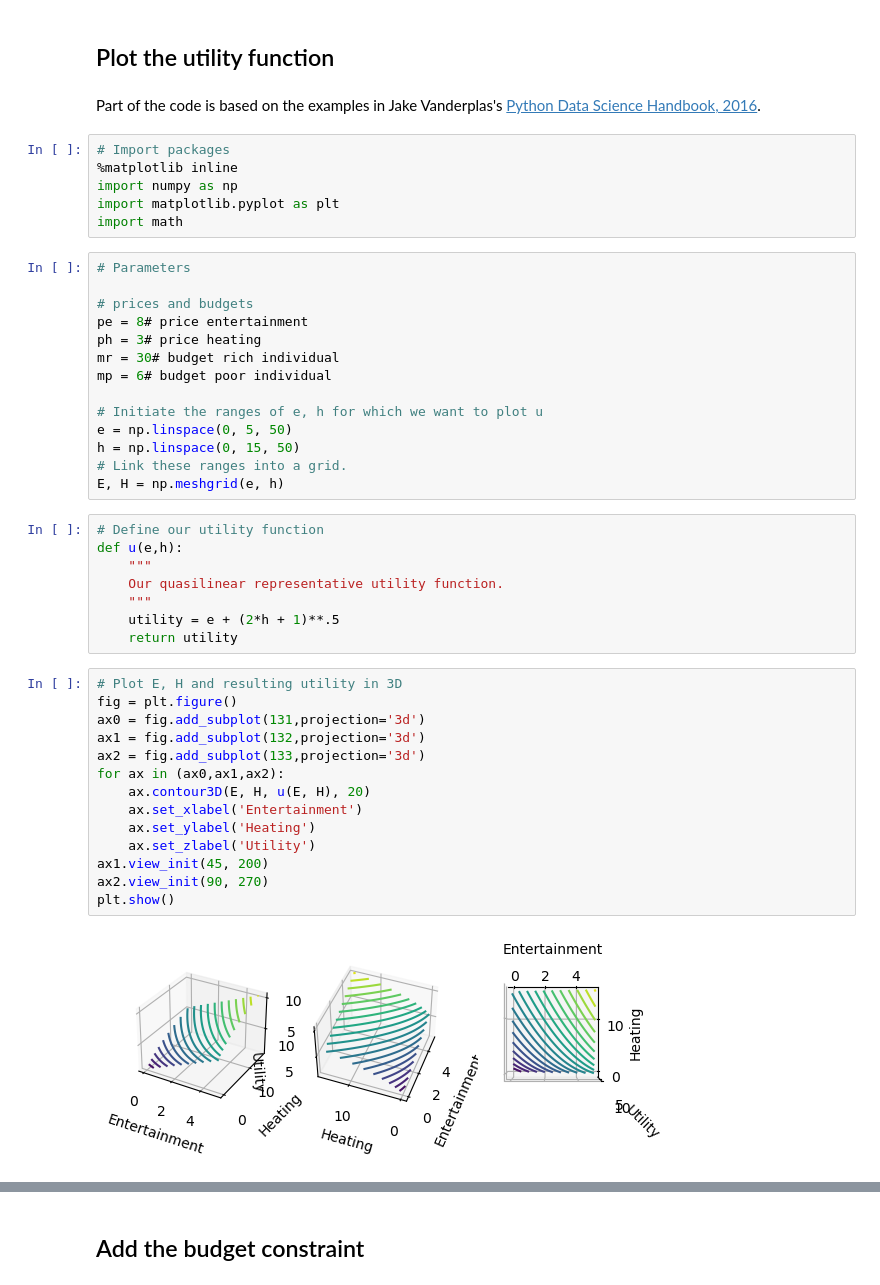
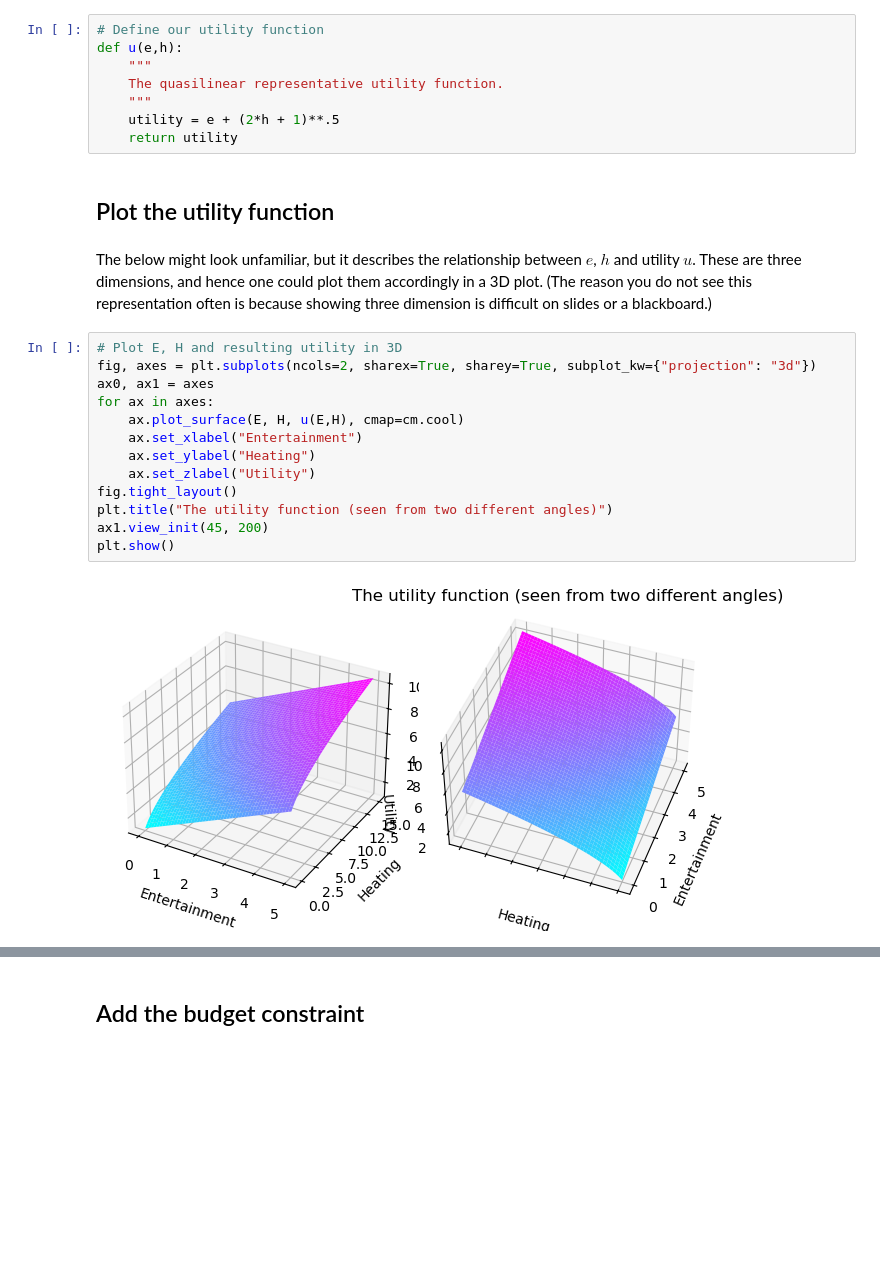
Before and after one commit to Leonbremer/quasilinearUtilityExercise, a Jupyter notebook: quasilinear.ipynb, the cells around one changed output, grey strips where cells are left out. Saved outputs shown, nothing was run; the diff lists cells and outputs as text; blank space fills up the shorter version.

```diff
--- a/quasilinear.ipynb
+++ b/quasilinear.ipynb
@@ -22,49 +51,28 @@ We further have two types of agents, rich and poor, with income levels $m^r$ and
+# %%
+# Define our utility function
+def u(e,h):
+    """
+    The quasilinear representative utility function.
+    """
+    utility = e + (2*h + 1)**.5
+    return utility
 # %% [markdown]
 ## Plot the utility function
-# %% [markdown]
-Part of the code is based on the examples in Jake Vanderplas's [Python Data Science Handbook, 2016](https://jakevdp.github.io/PythonDataScienceHandbook/04.12-three-dimensional-plotting.html).
-# %%
-# Import packages
-%matplotlib inline
-import numpy as np
-import matplotlib.pyplot as plt
-import math
-# %%
-# Parameters
-
-# prices and budgets
-pe = 8# price entertainment
-ph = 3# price heating
-mr = 30# budget rich individual
-mp = 6# budget poor individual
-
-# Initiate the ranges of e, h for which we want to plot u
-e = np.linspace(0, 5, 50)
-h = np.linspace(0, 15, 50)
-# Link these ranges into a grid.
-E, H = np.meshgrid(e, h)
-# %%
-# Define our utility function
-def u(e,h):
-    """
-    Our quasilinear representative utility function.
-    """
-    utility = e + (2*h + 1)**.5
-    return utility
+# %% [markdown]
+The below might look unfamiliar, but it describes the relationship between $e$, $h$ and utility $u$. These are three dimensions, and hence one could plot them accordingly in a 3D plot. (The reason you do not see this representation often is because showing three dimension is difficult on slides or a blackboard.)
 # %%
 # Plot E, H and resulting utility in 3D
-fig = plt.figure()
-ax0 = fig.add_subplot(131,projection='3d')
-ax1 = fig.add_subplot(132,projection='3d')
-ax2 = fig.add_subplot(133,projection='3d')
-for ax in (ax0,ax1,ax2):
-    ax.contour3D(E, H, u(E, H), 20)
-    ax.set_xlabel('Entertainment')
-    ax.set_ylabel('Heating')
-    ax.set_zlabel('Utility')
+fig, axes = plt.subplots(ncols=2, sharex=True, sharey=True, subplot_kw={"projection": "3d"})
+ax0, ax1 = axes
+for ax in axes:
+    ax.plot_surface(E, H, u(E,H), cmap=cm.cool)
+    ax.set_xlabel("Entertainment")
+    ax.set_ylabel("Heating")
+    ax.set_zlabel("Utility")
+fig.tight_layout()
+plt.title("The utility function (seen from two different angles)")
 ax1.view_init(45, 200)
-ax2.view_init(90, 270)
 plt.show()
 # %% [output]
-[figure, old version]
+[figure, new version]
 # %% [markdown]
```
Also changed, not shown: parts of 28 cells of this notebook.
